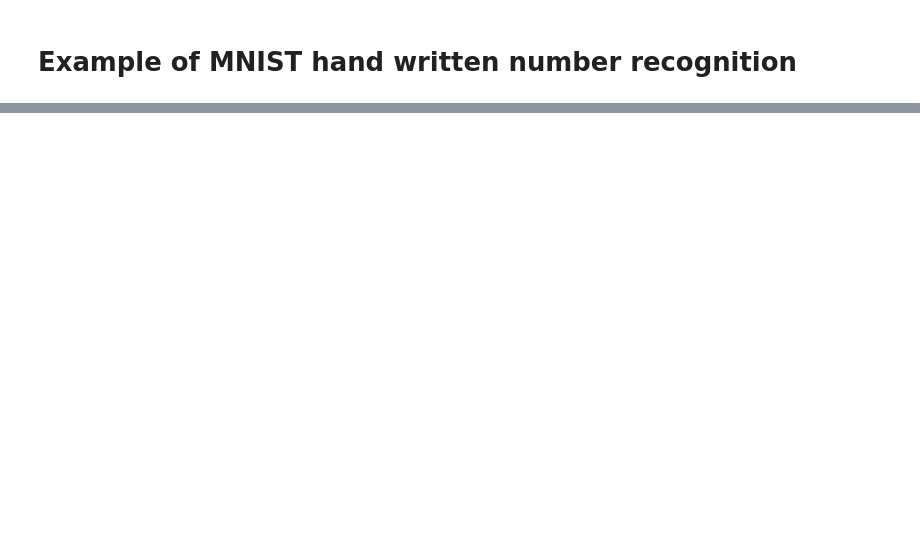
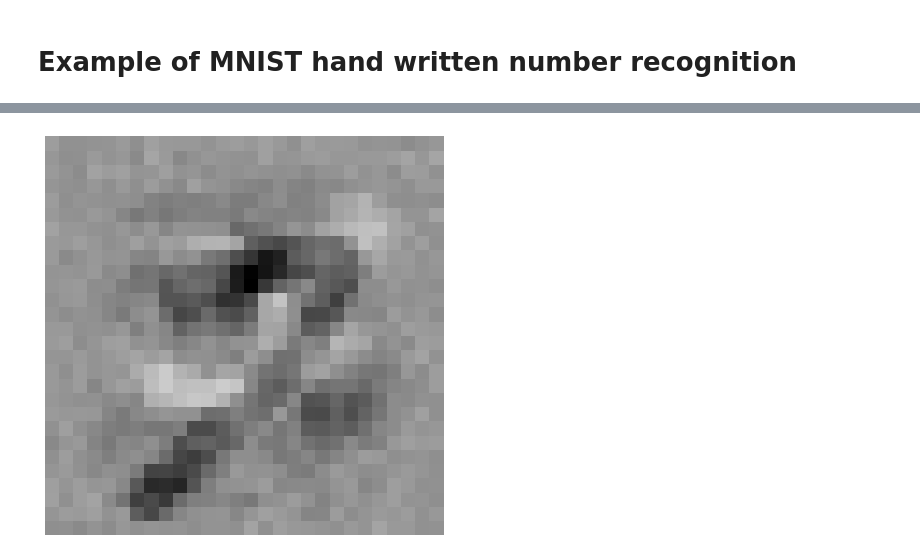
Before and after one commit to L-Richter/neuralnetworks, a Jupyter notebook: mnist.ipynb, the cells around one changed output, grey strips where cells are left out. Saved outputs shown, nothing was run; the diff lists cells and outputs as text; code cells hidden in the pictures; blank space fills up the shorter version.

Commit message:
added tricking network

```diff
--- a/mnist.ipynb
+++ b/mnist.ipynb
@@ -72,0 +75,13 @@ for n, node in enumerate(np.dot(net._layers[2]._weights, net._layers[1]._weights
+# %%
+def trick_net(data, target_number, confidence=0.95, learning_rate=5, max_iter=100000):
+    data = data.copy()
+    target_data = np.zeros([10, 1])
+    target_data[target_number] = 1
+    iterations = 0
+    while (net.feedforward(data)[target_number][0] < confidence):
+        delta = net.get_delta([[data, target_data]])
+        data = data - learning_rate * delta
+        iterations += 1
+        if iterations > max_iter:
+            break
+    return data
@@ -72,0 +90,2 @@ for n, node in enumerate(np.dot(net._layers[2]._weights, net._layers[1]._weights
+# %%
+fake_image = trick_net(data=fake_zero[0], target_number=3)
@@ -72,0 +105,4 @@ for n, node in enumerate(np.dot(net._layers[2]._weights, net._layers[1]._weights
+# %%
+show(fake_image)
+# %% [output]
+[figure, added]
```
Also changed, not shown: parts of 14 cells of this notebook, 1 other file.
